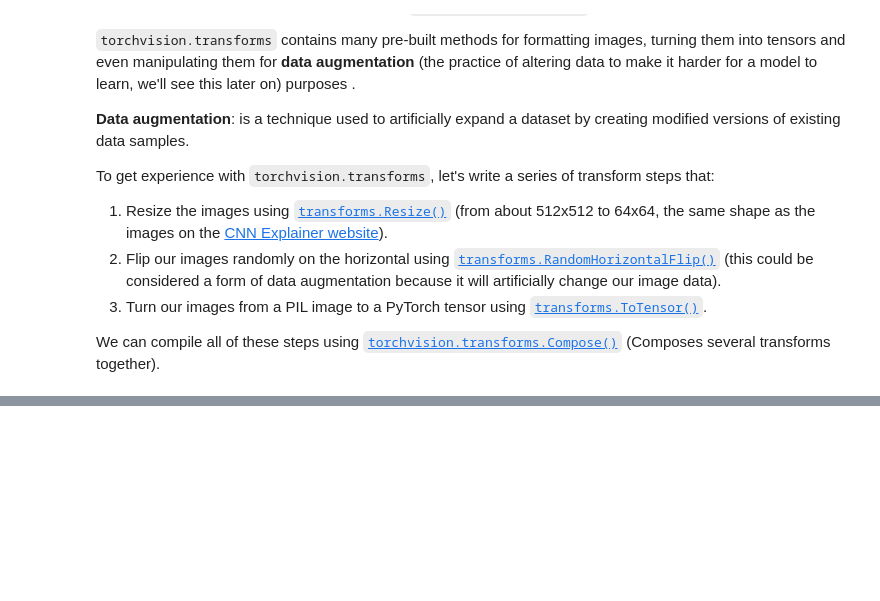
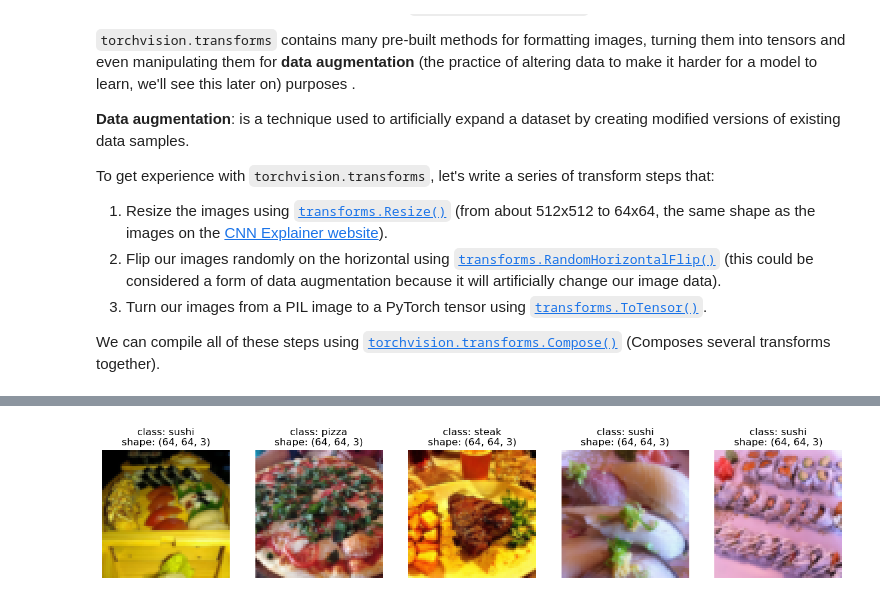
Before and after one commit to youssef-omarrr/Machine-and-deep-learning, a Jupyter notebook: PyTorch Course/Chapter 4/04_pytorch_custom_datasets.ipynb, the cells around one changed output, grey strips where cells are left out. Saved outputs shown, nothing was run; the diff lists cells and outputs as text; code cells hidden in the pictures; blank space fills up the shorter version.

```diff
--- a/PyTorch Course/Chapter 4/04_pytorch_custom_datasets.ipynb
+++ b/PyTorch Course/Chapter 4/04_pytorch_custom_datasets.ipynb
@@ -367,0 +769,8 @@ plot_transformed_images(img_path_list,
+# %%
+# Display random images from ImageFolder created Dataset
+display_random_images(train_data,
+                    n=5,
+                    classes=class_names,
+                    seed=None)
+# %% [output]
+[figure, added]
```
Also changed, not shown: parts of 57 cells of this notebook, 1 other file.
